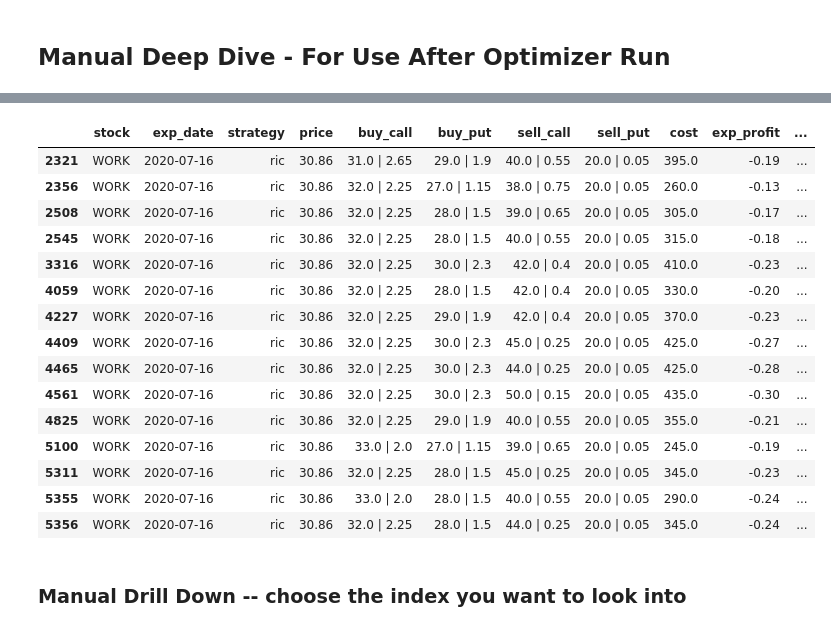
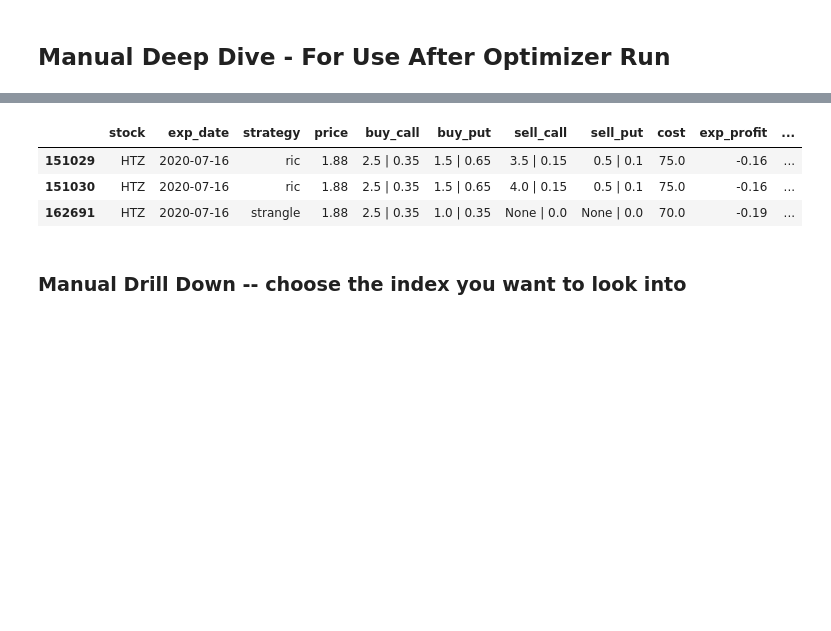
Before and after one commit to campbefs/options_optimizer, a Jupyter notebook: Option Excel model V9.ipynb, the cells around one changed output, grey strips where cells are left out. Cells and saved outputs as stored; diff of their text form; code cells hidden in the pictures; blank space fills up the shorter version.

```diff
--- a/Option Excel model V9.ipynb
+++ b/Option Excel model V9.ipynb
@@ -425,43 +386,25 @@ Name: index, dtype: int64
 # %%
 # Drilling Down into the Final Output
 
-final_output[ (final_output['cost'] < 500) & (final_output['risk_ratio_95th'] >= .5) & \
-                    (final_output['exp_profit'] > -.1) &  \
-                     (final_output['risk_spread'] < .4) & \
-                     ~(final_output['stock'].isin(['BAC'])) & \
-                     (final_output['stock'].isin(['BA','MGM','CZR','HTZ'])) & \
-                     (pd.to_numeric(final_output['bull_bear']).between(-.1,.1)) & \
-                     (final_output['odds_profit'] > .45) \
+final_output[ (final_output['cost'] < 1000) \
+         & (final_output['risk_ratio_95th'] >= .5) # profit potential for each leg >= X% of money at risk \
+         & (final_output['exp_profit'] > -.1)   # weighted avg profit, weighted by chance of each outcome \
+         & (final_output['risk_spread'] < .4)   # the size of the risk 'zone' that will result in a loss \
+         & ~(final_output['stock'].isin(['BAC', 'HAL'])) \
+         & (final_output['stock'].isin(['W'])) \
+         & (final_output['bull_bear'].between(-.1,.1))  # chance of profit from upward minus downward trend \
+         & (final_output['odds_profit'] > .45)  # odds of breaking even based on stock's statistical movements \
                      ].head(15).sort_values('risk_spread', ascending=True)
 
-final_output[ final_output['stock'].isin(['WORK']) & (final_output['bull_bear'].between(-1,.1))].head(15)
-
-#final_output.head(100)
-#final_output[ (final_output['cost'] < 200) & (final_output['sell_put_strike'] < final_output['buy_put_strike']) &\
-#                                   (final_output['buy_put_strike'] < final_output['price'] ) & \
-#                                    (final_output['buy_call_strike'] > final_output['price']) \
-#
-#                                    ].sort_values('score', ascending=False).head(10)
-
-
-# remove RIC where intrinsic value doesn't equal max loss
+final_output[ final_output['stock'].isin(['HTZ']) \
+             #& (final_output['bull_bear'].between(-.1,.1)) \
+             & (final_output['risk_ratio_95th'] > .3)\
+            ].sort_values('exp_profit', ascending=False).head(15)
 # %% [output]
 |  | stock | exp_date | strategy | price | buy_call | buy_put | sell_call | sell_put | cost | exp_profit | ... |
-| 2321 | WORK | 2020-07-16 | ric | 30.86 | 31.0 | 2.65 | 29.0 | 1.9 | 40.0 | 0.55 | 20.0 | 0.05 | 395.0 | -0.19 | ... |
-| 2356 | WORK | 2020-07-16 | ric | 30.86 | 32.0 | 2.25 | 27.0 | 1.15 | 38.0 | 0.75 | 20.0 | 0.05 | 260.0 | -0.13 | ... |
-| 2508 | WORK | 2020-07-16 | ric | 30.86 | 32.0 | 2.25 | 28.0 | 1.5 | 39.0 | 0.65 | 20.0 | 0.05 | 305.0 | -0.17 | ... |
-| 2545 | WORK | 2020-07-16 | ric | 30.86 | 32.0 | 2.25 | 28.0 | 1.5 | 40.0 | 0.55 | 20.0 | 0.05 | 315.0 | -0.18 | ... |
-| 3316 | WORK | 2020-07-16 | ric | 30.86 | 32.0 | 2.25 | 30.0 | 2.3 | 42.0 | 0.4 | 20.0 | 0.05 | 410.0 | -0.23 | ... |
-| 4059 | WORK | 2020-07-16 | ric | 30.86 | 32.0 | 2.25 | 28.0 | 1.5 | 42.0 | 0.4 | 20.0 | 0.05 | 330.0 | -0.20 | ... |
-| 4227 | WORK | 2020-07-16 | ric | 30.86 | 32.0 | 2.25 | 29.0 | 1.9 | 42.0 | 0.4 | 20.0 | 0.05 | 370.0 | -0.23 | ... |
-| 4409 | WORK | 2020-07-16 | ric | 30.86 | 32.0 | 2.25 | 30.0 | 2.3 | 45.0 | 0.25 | 20.0 | 0.05 | 425.0 | -0.27 | ... |
-| 4465 | WORK | 2020-07-16 | ric | 30.86 | 32.0 | 2.25 | 30.0 | 2.3 | 44.0 | 0.25 | 20.0 | 0.05 | 425.0 | -0.28 | ... |
-| 4561 | WORK | 2020-07-16 | ric | 30.86 | 32.0 | 2.25 | 30.0 | 2.3 | 50.0 | 0.15 | 20.0 | 0.05 | 435.0 | -0.30 | ... |
-| 4825 | WORK | 2020-07-16 | ric | 30.86 | 32.0 | 2.25 | 29.0 | 1.9 | 40.0 | 0.55 | 20.0 | 0.05 | 355.0 | -0.21 | ... |
-| 5100 | WORK | 2020-07-16 | ric | 30.86 | 33.0 | 2.0 | 27.0 | 1.15 | 39.0 | 0.65 | 20.0 | 0.05 | 245.0 | -0.19 | ... |
-| 5311 | WORK | 2020-07-16 | ric | 30.86 | 32.0 | 2.25 | 28.0 | 1.5 | 45.0 | 0.25 | 20.0 | 0.05 | 345.0 | -0.23 | ... |
-| 5355 | WORK | 2020-07-16 | ric | 30.86 | 33.0 | 2.0 | 28.0 | 1.5 | 40.0 | 0.55 | 20.0 | 0.05 | 290.0 | -0.24 | ... |
-| 5356 | WORK | 2020-07-16 | ric | 30.86 | 32.0 | 2.25 | 28.0 | 1.5 | 44.0 | 0.25 | 20.0 | 0.05 | 345.0 | -0.24 | ... |
+| 151029 | HTZ | 2020-07-16 | ric | 1.88 | 2.5 | 0.35 | 1.5 | 0.65 | 3.5 | 0.15 | 0.5 | 0.1 | 75.0 | -0.16 | ... |
+| 151030 | HTZ | 2020-07-16 | ric | 1.88 | 2.5 | 0.35 | 1.5 | 0.65 | 4.0 | 0.15 | 0.5 | 0.1 | 75.0 | -0.16 | ... |
+| 162691 | HTZ | 2020-07-16 | strangle | 1.88 | 2.5 | 0.35 | 1.0 | 0.35 | None | 0.0 | None | 0.0 | 70.0 | -0.19 | ... |
 # %% [markdown]
 ### Manual Drill Down -- choose the index you want to look into
 # %%
```
Also changed, not shown: parts of 23 cells of this notebook.
